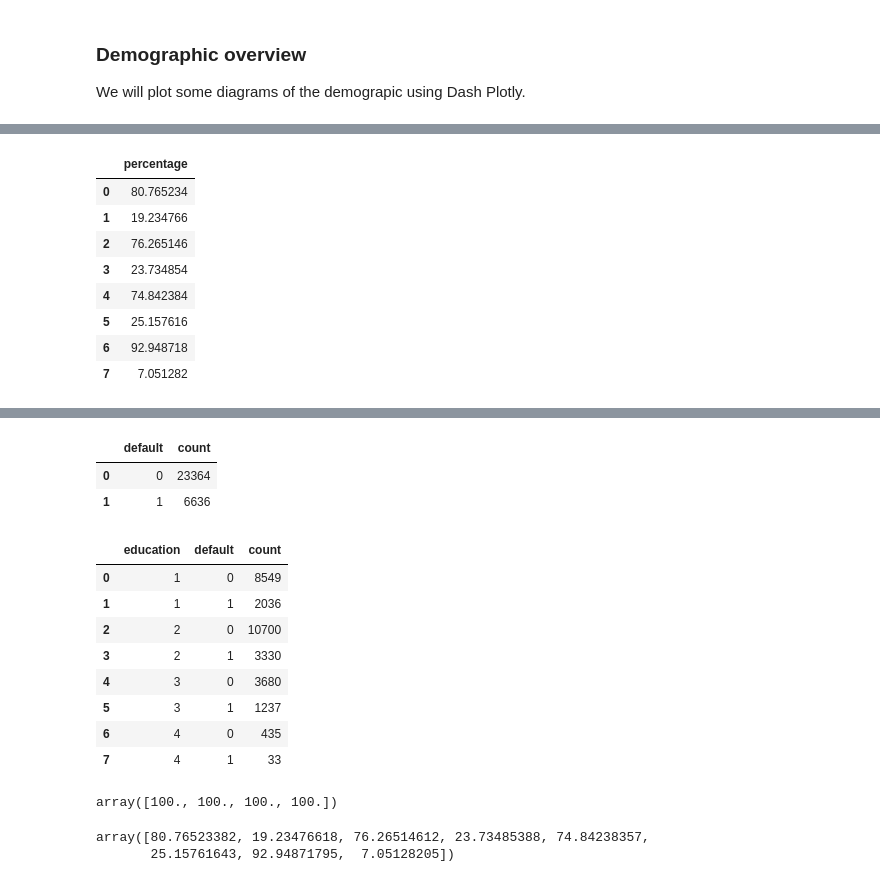
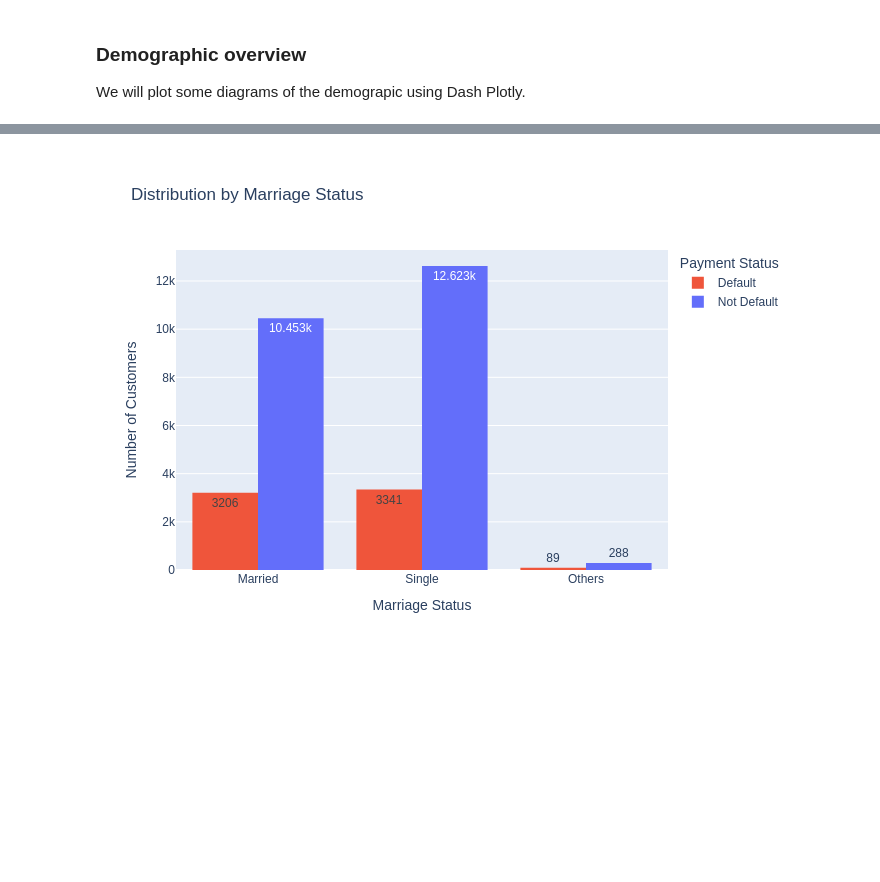
Before and after one commit to ntshtn/Credit_Card_Customer_Prediction, a Jupyter notebook: Credit_Card_Customer_Data_Visualization.ipynb, the cells around one changed output, grey strips where cells are left out. Drawn from its saved outputs; the diff is of its cells as text; code cells hidden in the pictures; blank space fills up the shorter version.

Commit message:
Set the images as png

```diff
--- a/Credit_Card_Customer_Data_Visualization.ipynb
+++ b/Credit_Card_Customer_Data_Visualization.ipynb
@@ -254,7 +276,8 @@ fig_age = px.histogram(
             x="age",
             color="default",
             color_discrete_sequence=["#EF553B", "#636EFA"],
-            title="Distribution by Age"
+            title="Distribution by Age",
+            barmode="group"
         )
 
 fig_age.update_layout(yaxis_title="Number of Customers",
@@ -265,21 +288,19 @@ fig_age.update_layout(yaxis_title="Number of Customers",
 
 fig_age.for_each_trace(lambda t: t.update(name=t.name.replace('0', 'Not Default').replace('1', 'Default')))
 
-fig_age.show()
+fig_age.show("png")
 # %% [output]
 [interactive output not drawn]
 # %%
 # Let's check the education
-percent_edu = pd.DataFrame()
-percent_edu['percentage'] = get_percentage('education')
-
-fig_edu = px.bar(
+fig_edu = px.histogram(
     combined_data,
     x="education",
     color="default",
-    color_discrete_sequence=["#EF553B", "#636EFA"],
+    color_discrete_map={0: "#636EFA", 1 : "#EF553B"},
     title="Distribution by Education",
-    text=percent_edu['percentage'].apply(lambda x: '{0:1.2f}%'.format(x))
+    text_auto=True,
+    barmode="group"
 )
 
 fig_edu.update_layout(bargap=0.2,
@@ -291,11 +312,13 @@ fig_edu.update_layout(bargap=0.2,
 
 fig_edu.for_each_trace(lambda t: t.update(name=t.name.replace('0', 'Not Default').replace('1', 'Default')))
 
+#fig_edu.update_traces(texttemplate=percent_edu['percentage'].apply(lambda x: '{0:1.2f}%'.format(x)), textposition='outside')
+
 fig_edu.update_xaxes(
     ticktext=['Graduate', 'University', 'High School', 'Others'],
     tickvals=[1,2,3,4]
 )
 
 
-fig_edu.show()
+fig_edu.show("png")
 # %% [output]
@@ -303,23 +326,15 @@ ValueError: All arguments should have the same length. The length of argument `t
-# %%
-percent_edu
-# %% [output]
-|  | percentage |
-| 0 | 80.765234 |
-| 1 | 19.234766 |
-| 2 | 76.265146 |
-| 3 | 23.734854 |
-| 4 | 74.842384 |
-| 5 | 25.157616 |
-| 6 | 92.948718 |
-| 7 | 7.051282 |
 # %%
 # Let's check the marriage status
+!pip install -U kaleido
+
 fig_mar = px.histogram(
     combined_data,
     x="marriage",
     color="default",
-    color_discrete_sequence=["#EF553B", "#636EFA"],
-    title="Distribution by Marriage Status"
+    color_discrete_map={0: "#636EFA", 1 : "#EF553B"},
+    title="Distribution by Marriage Status",
+    barmode="group",
+    text_auto=True
 )
 
 fig_mar.update_layout(bargap=0.2,
@@ -336,5 +351,5 @@ fig_mar.update_xaxes(
     tickvals=[1,2,3]
 )
 
-fig_mar.show()
+fig_mar.show("png")
 # %% [output]
@@ -342,27 +357 @@ fig_mar.show()
+[figure, added]
-# %%
-combined_data["default"].value_counts().reset_index()
-# %% [output]
-|  | default | count |
-| 0 | 0 | 23364 |
-| 1 | 1 | 6636 |
-# %%
-counted_data = combined_data.groupby('education')['default'].value_counts().reset_index()
-# %% [output]
-|  | education | default | count |
-| 0 | 1 | 0 | 8549 |
-| 1 | 1 | 1 | 2036 |
-| 2 | 2 | 0 | 10700 |
-| 3 | 2 | 1 | 3330 |
-| 4 | 3 | 0 | 3680 |
-| 5 | 3 | 1 | 1237 |
-| 6 | 4 | 0 | 435 |
-| 7 | 4 | 1 | 33 |
-# %%
-combined_data.groupby('education')['default'].size().groupby(level=0).apply(lambda x: 100 * x / float(x.sum())).values
-# %% [output]
-array([100., 100., 100., 100.])
-# %%
-combined_data.groupby(['education', 'default']).size().groupby(level=0).apply(lambda x: 100 * x / float(x.sum())).values
-# %% [output]
-array([80.76523382, 19.23476618, 76.26514612, 23.73485388, 74.84238357,
-       25.15761643, 92.94871795,  7.05128205])
```
Also changed, not shown: parts of 11 cells of this notebook.
